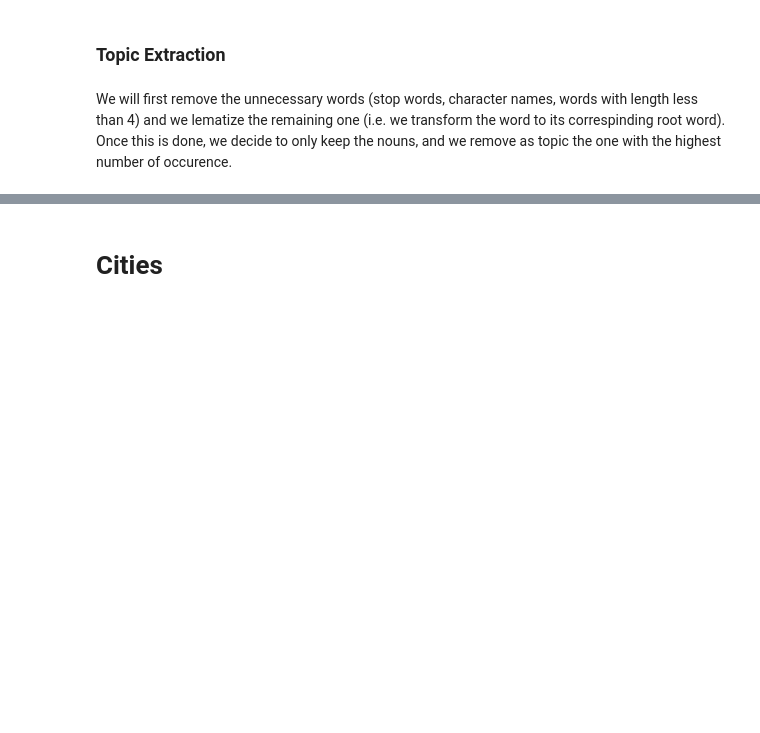
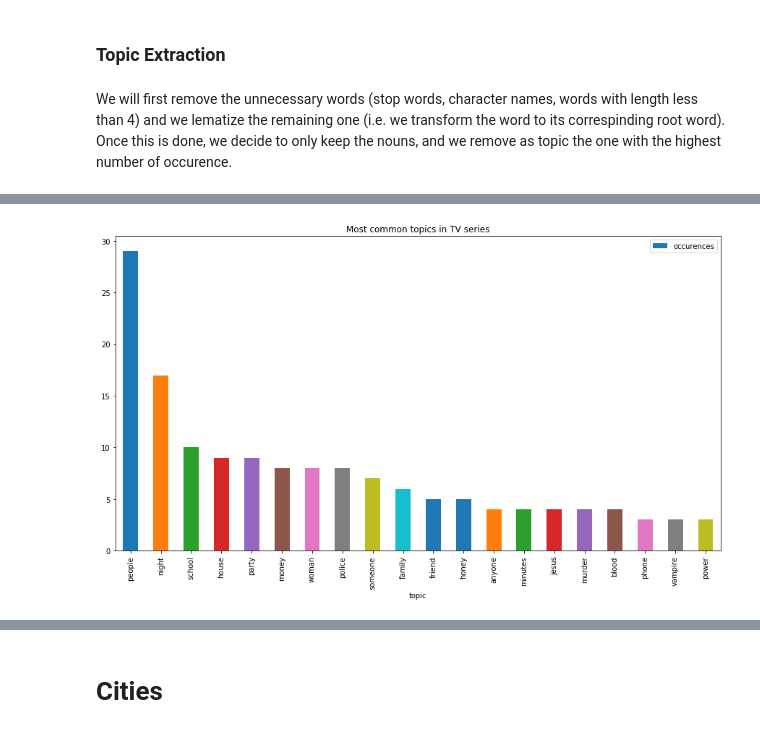
Before and after one commit to plechoss/Project, a Jupyter notebook: Notebook.ipynb, the cells around one changed output, grey strips where cells are left out. Drawn from its saved outputs; the diff is of its cells as text; code cells hidden in the pictures; blank space fills up the shorter version.

```diff
--- a/Notebook.ipynb
+++ b/Notebook.ipynb
@@ -420,7 +419,7 @@ def get_lemma(word):
 # Get the stop word list from nltk and add some more (that appeared a lot in our dataset)
 en_stop = set(nltk.corpus.stopwords.words('english'))
 more_stops = ['right', 'really', 'very', 'thing', 'sorry', 'would', 'could','please','hello','going','actually',
-              'probably','something', *en_stop]
+              'probably','something','nothing','anything','today','wanna','thank','thanks','things','everything','years','year','place','wanna', *en_stop]
 
 # Removes the useless tokens and lematize the others
 def prepare_text_for_lda(text, characters):
@@ -442,7 +441,7 @@ def topWord(text, characters):
     results = [i for i,n in list(filtered)]
     c = Counter(results)
     output = sorted(c.items(),key=lambda x: x[1],reverse=True)
-    output = [i for i, n in outputs]
-    return [output[0]]
+    output = [i for i, n in output]
+    return output[:5]
 # %%
 udf_topic = udf(topWord, ArrayType(StringType()))
@@ -469,0 +455,6 @@ PicklingError: Could not serialize object: TypeError: __init__() got an unexpect
+# %%
+tv_topics = tv_subs.select(explode('topic').alias('topic'))
+tv_topics = tv_topics.rdd.map(lambda x: (x,1)).reduceByKey(lambda a,b: a+b).collect()
+# %%
+tv_topics.sort(key= lambda x: x[1],reverse=True)
+tv_topics[:20]
@@ -469,0 +506,2 @@ PicklingError: Could not serialize object: TypeError: __init__() got an unexpect
+# %%
+clean_tv_topics = [(i[0],j) for i,j in tv_topics]
@@ -469,0 +510,5 @@ PicklingError: Could not serialize object: TypeError: __init__() got an unexpect
+# %%
+pd.DataFrame(clean_tv_topics[:20],columns=['topic','occurences']).plot.bar(x='topic',y='occurences',figsize=(15,8),title='Most common topics in TV series')
+plt.savefig('docs/img/tv_topics.png',transparent=True)
+# %% [output]
+[figure, added]
```
Also changed, not shown: parts of 27 cells of this notebook, 20 other files.
